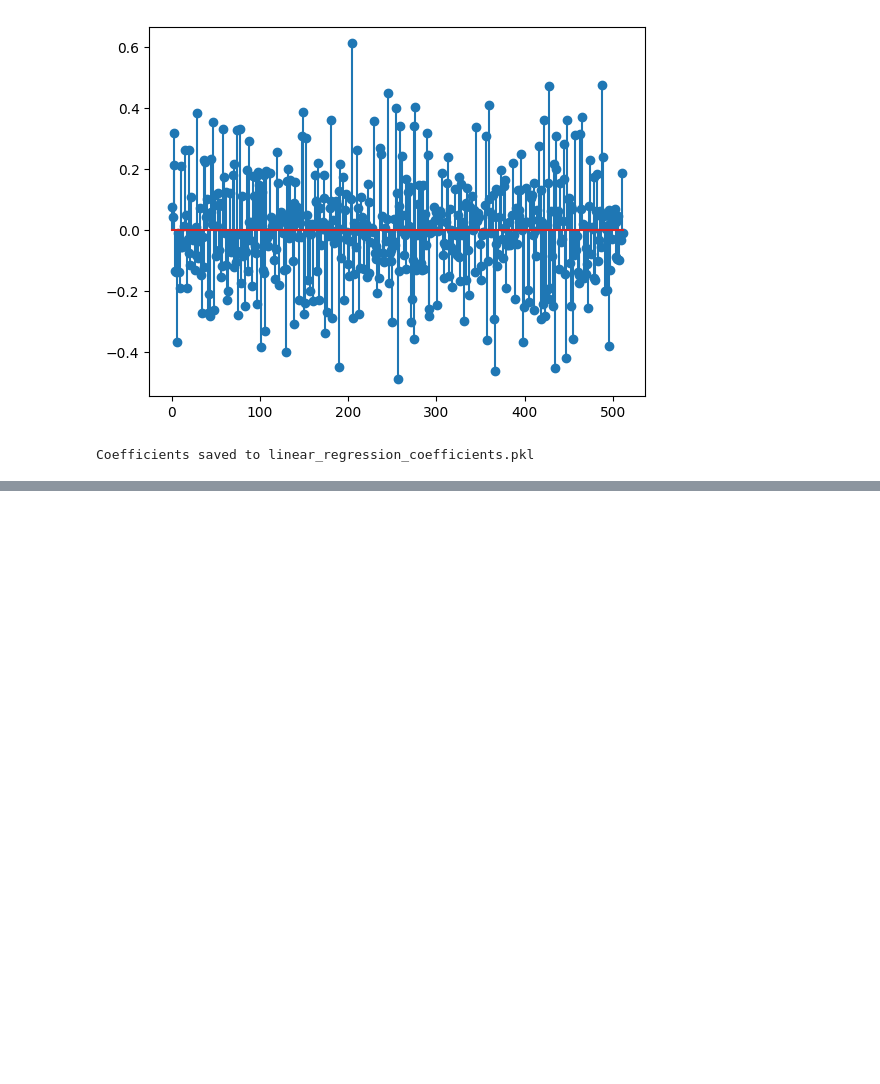
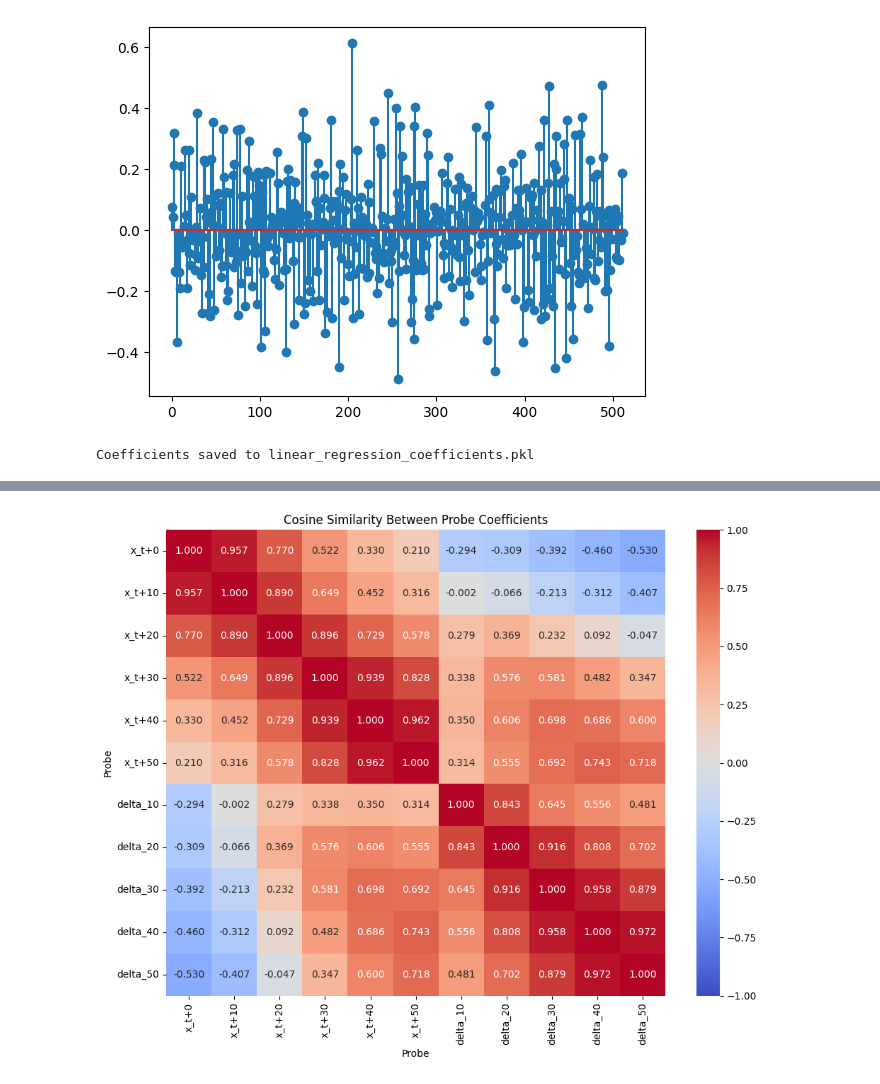
Before and after one commit to dynamical-inference/tdmpc2, a Jupyter notebook: analysis/25-12-15-pos_w_cartpole-swingup-noncenter.ipynb, the cells around one changed output, grey strips where cells are left out. Drawn from its saved outputs; the diff is of its cells as text; code cells hidden in the pictures; blank space fills up the shorter version.

```diff
--- a/analysis/25-12-15-pos_w_cartpole-swingup-noncenter.ipynb
+++ b/analysis/25-12-15-pos_w_cartpole-swingup-noncenter.ipynb
@@ -116,0 +276,11 @@ Coefficients saved to linear_regression_coefficients.pkl
+# %%
+results = lagged_and_delta_probes(z,
+                                  obs,
+                                  ks=[0, 10, 20, 30, 40, 50],
+                                  n_shuffle=0)
+
+for k, v in results.items():
+    print(f"{k:10s} | "
+          f"R²={v['r2']:+.3f} | "
+          f"shuffle={v['shuffle_r2']:+.3f} | "
+          f"autocorr={v['autocorr_r2']:+.3f}")
@@ -116,0 +299,37 @@ Coefficients saved to linear_regression_coefficients.pkl
+# %%
+# Compute cosine similarity between coefficients
+from sklearn.metrics.pairwise import cosine_similarity
+import matplotlib.pyplot as plt
+import seaborn as sns
+
+# Extract coefficients from results
+coef_dict = {}
+for k, v in results.items():
+    if 'coef' in v:
+        coef_dict[k] = v['coef']
+
+# Create matrix of coefficients
+keys = list(coef_dict.keys())
+coef_matrix = np.array([coef_dict[k] for k in keys])
+
+# Compute cosine similarity
+similarity_matrix = cosine_similarity(coef_matrix)
+
+# Plot confusion matrix
+plt.figure(figsize=(10, 8))
+sns.heatmap(similarity_matrix,
+            annot=True,
+            fmt='.3f',
+            xticklabels=keys,
+            yticklabels=keys,
+            cmap='coolwarm',
+            vmin=-1,
+            vmax=1,
+            center=0)
+plt.title('Cosine Similarity Between Probe Coefficients')
+plt.xlabel('Probe')
+plt.ylabel('Probe')
+plt.tight_layout()
+plt.show()
+# %% [output]
+[figure, added]
```
Also changed, not shown: parts of 8 cells of this notebook, 1 other file.
